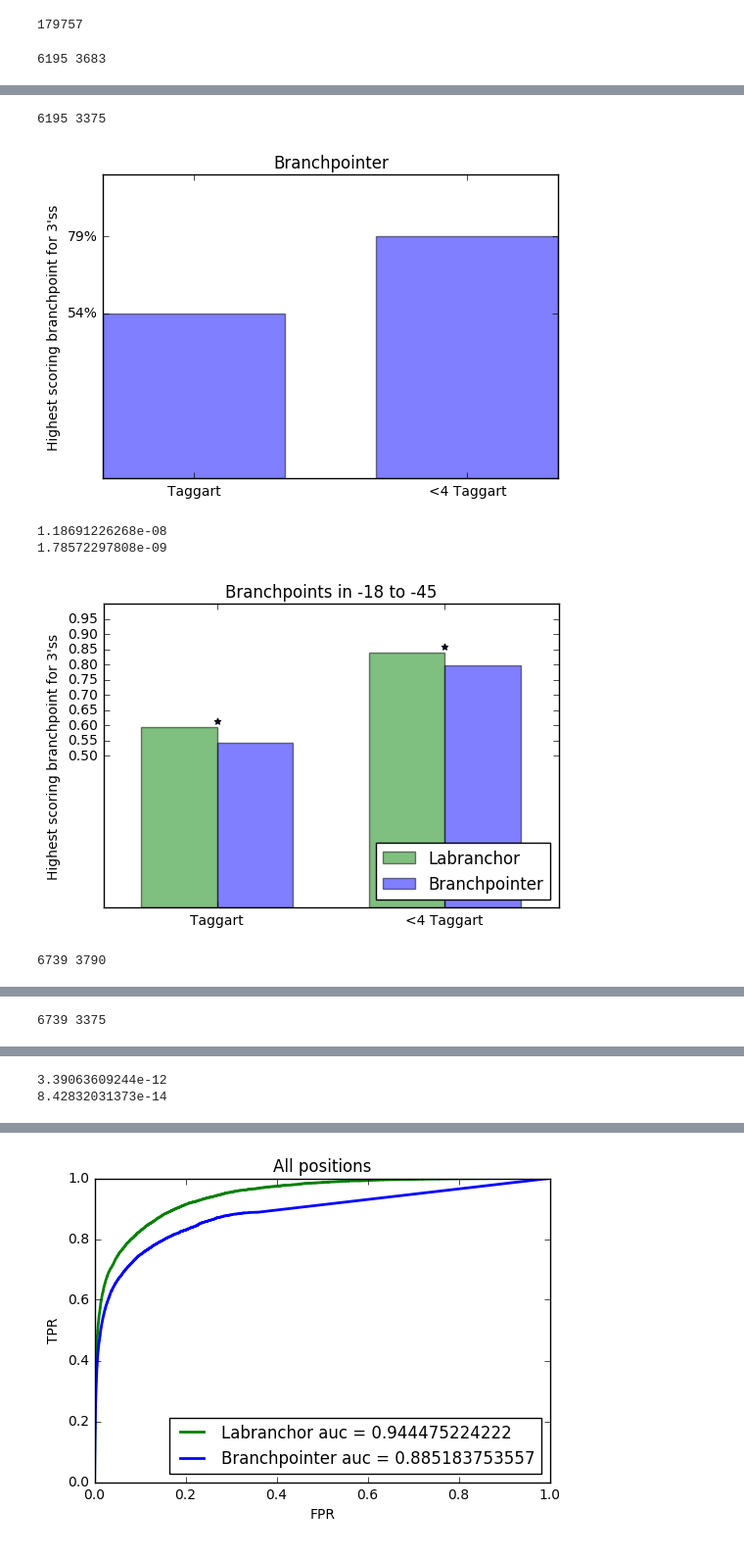
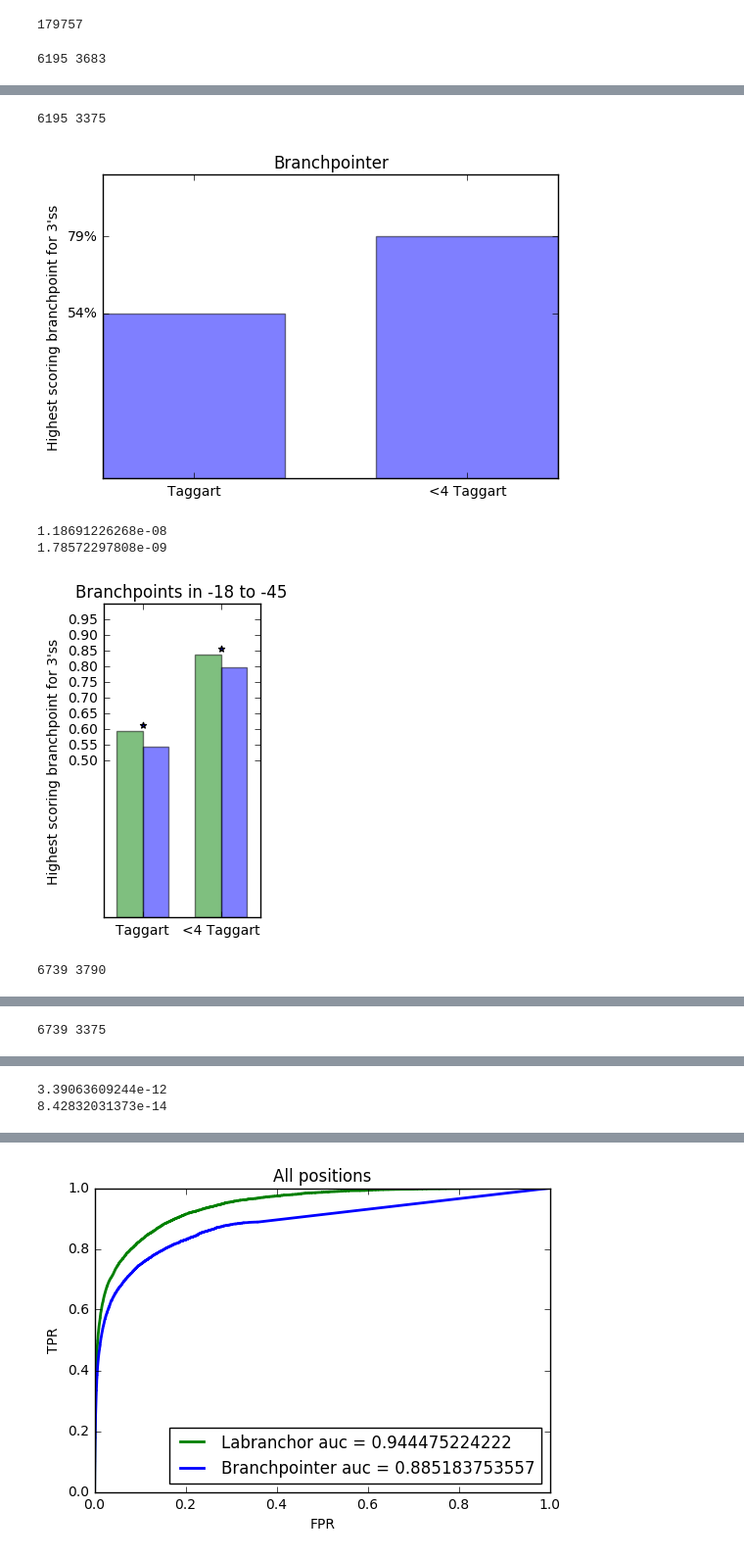
Before and after one commit to jpaggi/labranchor, a Jupyter notebook: notebooks/performance_taggart.ipynb, the cells around one changed output, grey strips where cells are left out. Shown at 98% size. Saved outputs shown, nothing was run; the diff lists cells and outputs as text; code cells hidden in the pictures.

```diff
--- a/notebooks/performance_taggart.ipynb
+++ b/notebooks/performance_taggart.ipynb
@@ -313,6 +313,29 @@ def shifted_matching(preds, true, title):
     plt.title(title)
     plt.show()
     return total, heights
+# %%
+def adjustFigAspect(fig,aspect=1):
+    '''
+    Adjust the subplot parameters so that the figure has the correct
+    aspect ratio.
+    '''
+    xsize,ysize = fig.get_size_inches()
+    minsize = min(xsize,ysize)
+    xlim = .4*minsize/xsize
+    ylim = .4*minsize/ysize
+    if aspect < 1:
+        xlim *= aspect
+    else:
+        ylim /= aspect
+    fig.subplots_adjust(left=.5-xlim,
+                        right=.5+xlim,
+                        bottom=.5-ylim,
+                        top=.5+ylim)
+
+def plt_aspect(aspect):
+    fig = plt.figure()
+    adjustFigAspect(fig,aspect=aspect)
+    return fig.add_subplot(111)
 # %% [markdown]
 # Compare to branchpointer
 
@@ -353,7 +376,7 @@ from scipy.stats import fisher_exact
 labels = ['Taggart','<4 Taggart']
 
 L = 27
-lstm_t, lstm_h = shifted_matching(lstm[:, -45:-18], y_filt[:, -45:-18], 'Labranchor')
+lstm_t, lstm_h = shifted_matching(lstm[:, -45:-18], y_filt[:, -45:-18], 'LaBranchoR')
 bptr_t, bptr_h = shifted_matching(bptr[:, -45:-18], y_filt[:, -45:-18], 'Branchpointer')
 assert lstm_t == bptr_t
 
@@ -364,6 +387,8 @@ for i, label in enumerate(labels):
     print pvalue
     if pvalue < .05:
         sig += [i*.3]
+
+plt_aspect(.5)
 plt.scatter(sig, map(lambda x: .02+max(lstm_h[int(x/.3)], bptr_h[int(x/.3)]), sig), marker = '*')
 
 plt.bar(np.linspace(0, .3, 2)-.05, lstm_h, .1, align = 'center', alpha = 0.5,  color = 'green', label = 'Labranchor')
@@ -373,12 +398,12 @@ plt.xticks(np.linspace(0, .3, 2), labels)
 plt.yticks(np.linspace(.5, .95, 10))
 plt.ylabel("Highest scoring branchpoint for 3'ss")
 plt.title('Branchpoints in -18 to -45')
-plt.legend(loc = 4)
+#plt.legend(loc = 4)
 plt.ylim(0)
 plt.show()
 
 L = 70
-lstm_i, lstm_h = shifted_matching(lstm, y_filt, 'Labranchor')
+lstm_i, lstm_h = shifted_matching(lstm, y_filt, 'LaBranchoR')
 bptr_i, bptr_h = shifted_matching(bptr, y_filt, 'Branchpointer')
 
 sig = []
@@ -388,16 +413,17 @@ for i, label in enumerate(labels):
     print pvalue
     if pvalue < .05:
         sig += [i*.3]
+plt_aspect(.5)
 plt.scatter(sig, map(lambda x: .02+max(lstm_h[int(x/.3)], bptr_h[int(x/.3)]), sig), marker = '*')
 plt.bar(np.linspace(0, .3, 2)-.05, lstm_h, .1, align = 'center', alpha = 0.5,  color = 'green', label = 'Labranchor')
 plt.bar(np.linspace(0, .3, 2)+.05, bptr_h, .1, align = 'center', alpha = 0.5, label = 'Branchpointer')
 plt.xlim(-.15, 0.45)
 plt.ylim(0)
 plt.xticks(np.linspace(0, .3, 2), labels)
-plt.yticks(np.linspace(.5, .95, 10))
-plt.ylabel("Highest scoring branchpoint for 3'ss")
-plt.title('All Positions')
-plt.legend(loc = 4)
+plt.yticks([0], [''])#np.linspace(.5, .95, 10))
+#plt.ylabel("Highest scoring branchpoint for 3'ss")
+#plt.title('All Positions')
+#plt.legend(loc = 4)
 plt.show()
 # %% [output]
 6195 3683
@@ -405,6 +431,6 @@ plt.show()
 6195 3375
 [figure]
 1.18691226268e-08
 1.78572297808e-09
-[figure, old version]
+[figure, new version]
 6739 3790
```
Also changed, not shown: parts of 1 cell of this notebook.
